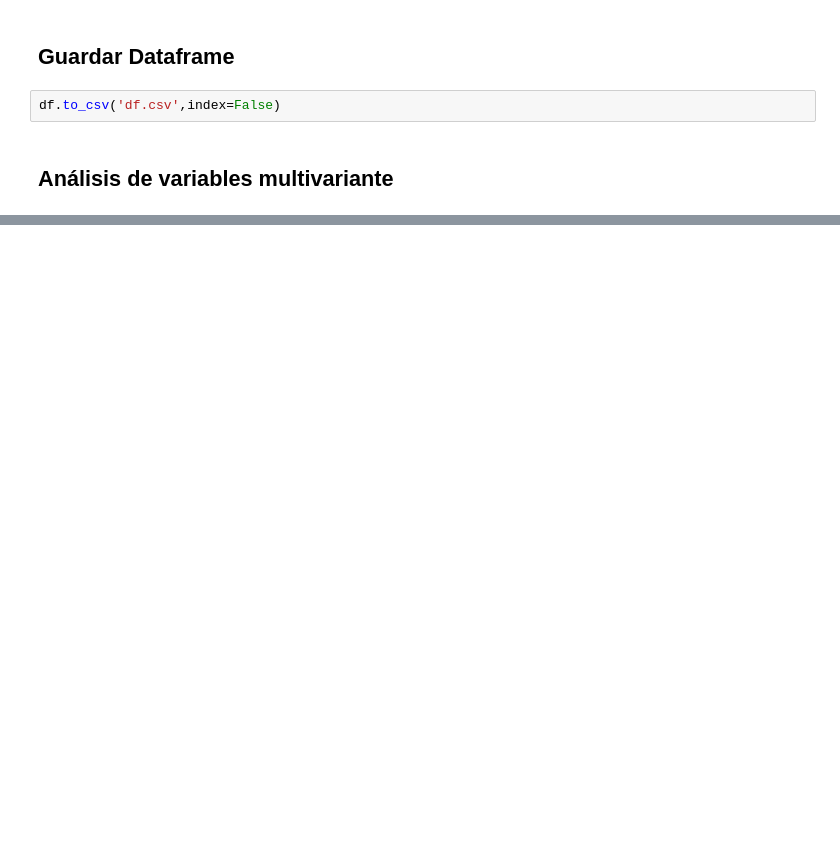
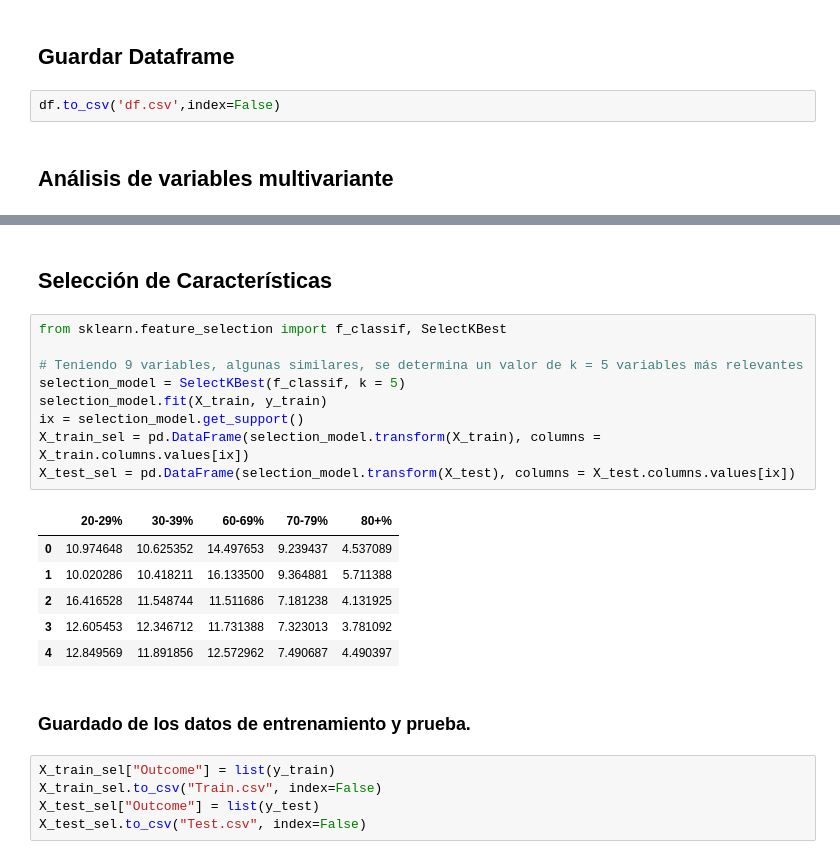
Before and after one commit to IngDiegoMacias/Regularized-Linear-Regression, a Jupyter notebook: src/explore.ipynb, the cells around one changed output, grey strips where cells are left out. Cells and saved outputs as stored; diff of their text form; blank space fills up the shorter version.

```diff
--- a/src/explore.ipynb
+++ b/src/explore.ipynb
@@ -235,0 +300,25 @@ LRR.head()
+# %% [markdown]
+## Selección de Características
+# %%
+from sklearn.feature_selection import f_classif, SelectKBest
+
+# Teniendo 9 variables, algunas similares, se determina un valor de k = 5 variables más relevantes
+selection_model = SelectKBest(f_classif, k = 5)
+selection_model.fit(X_train, y_train)
+ix = selection_model.get_support()
+X_train_sel = pd.DataFrame(selection_model.transform(X_train), columns = X_train.columns.values[ix])
+X_test_sel = pd.DataFrame(selection_model.transform(X_test), columns = X_test.columns.values[ix])
+# %% [output]
+|  | 20-29% | 30-39% | 60-69% | 70-79% | 80+% |
+| 0 | 10.974648 | 10.625352 | 14.497653 | 9.239437 | 4.537089 |
+| 1 | 10.020286 | 10.418211 | 16.133500 | 9.364881 | 5.711388 |
+| 2 | 16.416528 | 11.548744 | 11.511686 | 7.181238 | 4.131925 |
+| 3 | 12.605453 | 12.346712 | 11.731388 | 7.323013 | 3.781092 |
+| 4 | 12.849569 | 11.891856 | 12.572962 | 7.490687 | 4.490397 |
+# %% [markdown]
+### Guardado de los datos de entrenamiento y prueba.
+# %%
+X_train_sel["Outcome"] = list(y_train)
+X_train_sel.to_csv("Train.csv", index=False)
+X_test_sel["Outcome"] = list(y_test)
+X_test_sel.to_csv("Test.csv", index=False)
```
Also changed, not shown: parts of 9 cells of this notebook, 2 other files.
